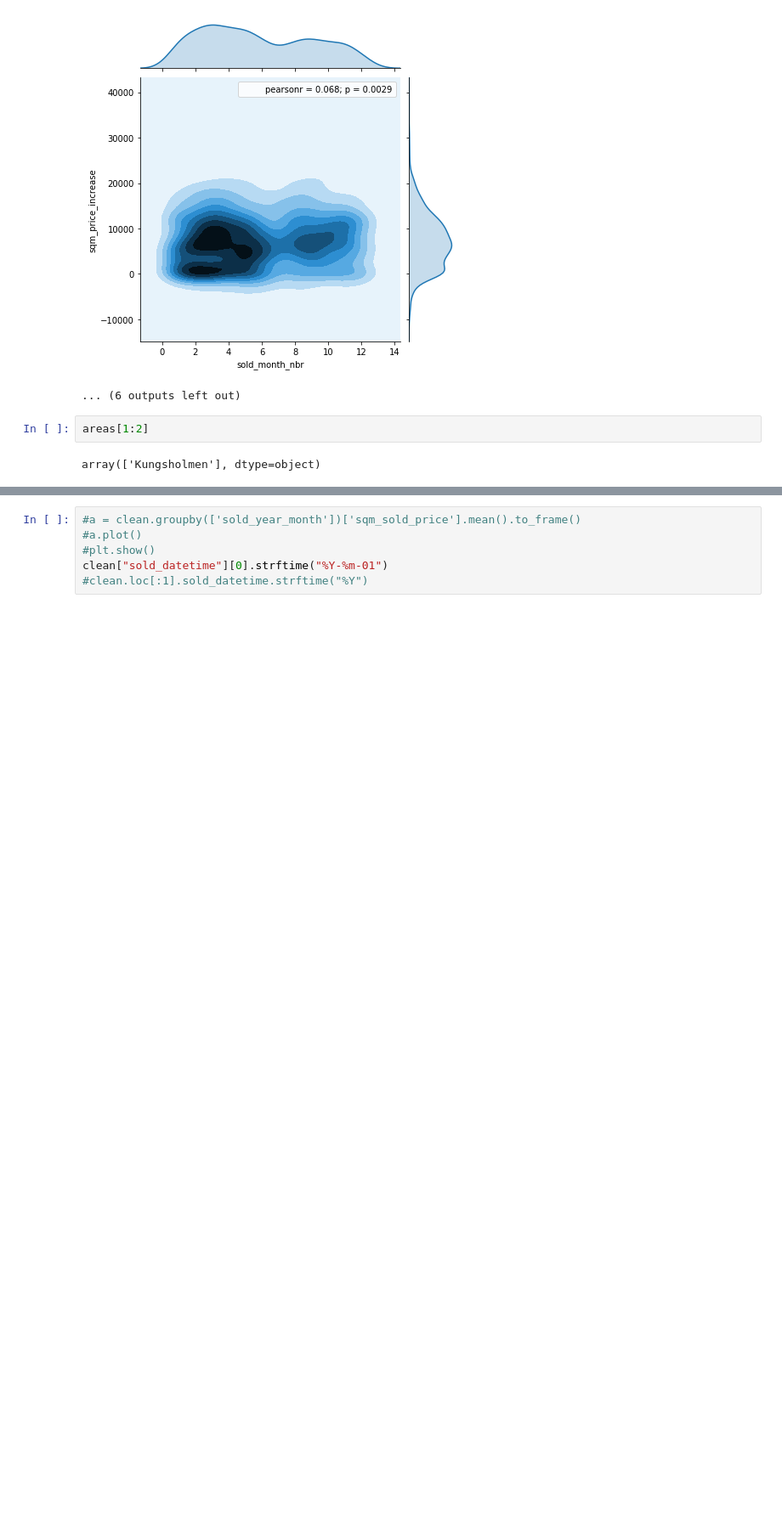
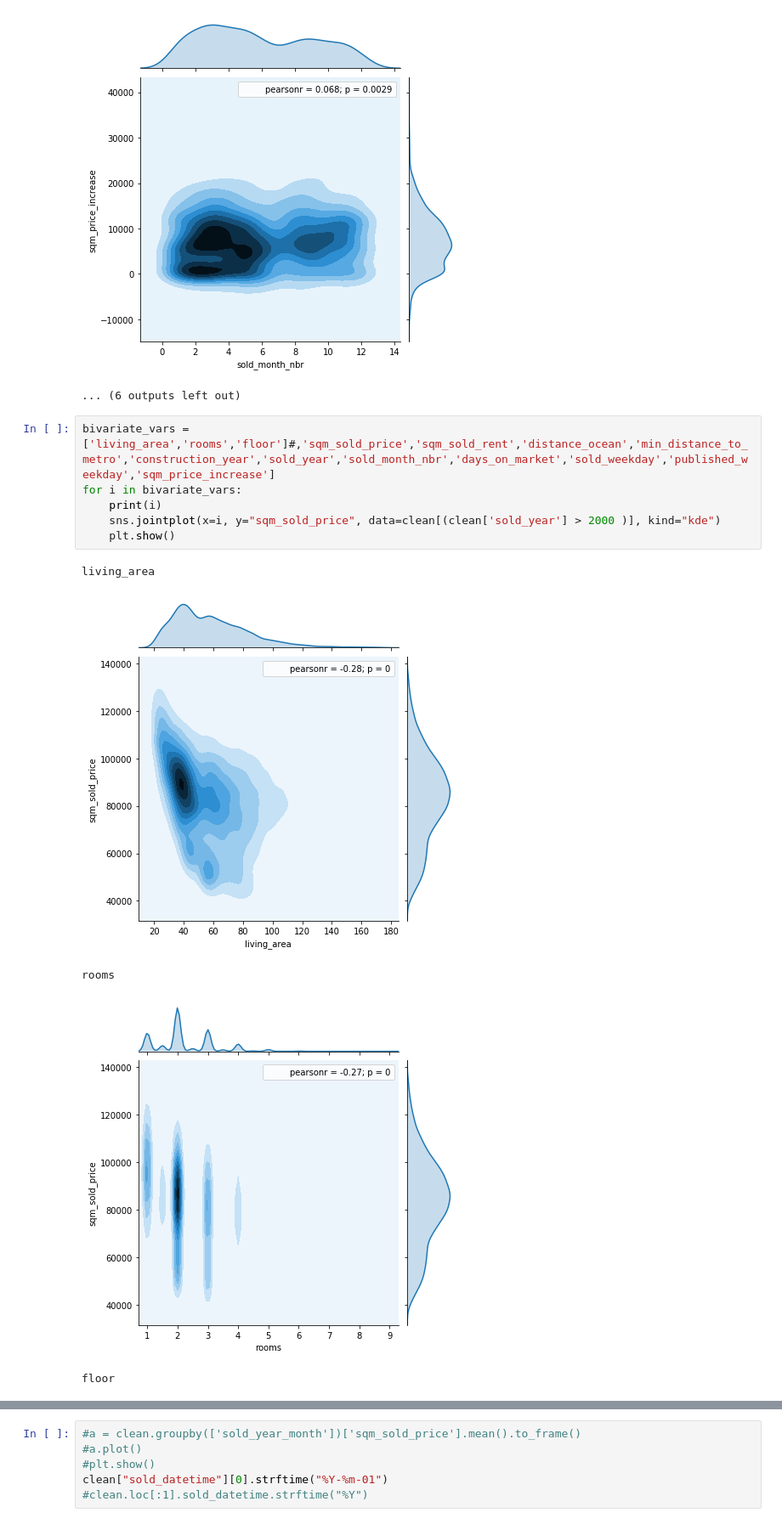
Before and after one commit to filipclaesson/jupyter_apt_analysis, a Jupyter notebook: apt_analysis.ipynb, the cells around one changed output, grey strips where cells are left out. Shown at 85% size. Cells and saved outputs as stored; diff of their text form; blank space fills up the shorter version.

```diff
--- a/apt_analysis.ipynb
+++ b/apt_analysis.ipynb
@@ -233,7 +233,15 @@ Råsunda
 Sundbyberg
 [figure]
 ... (6 outputs left out)
-# %%
-areas[1:2]
-# %% [output]
-array(['Kungsholmen'], dtype=object)
+# %%
+bivariate_vars = ['living_area','rooms','floor']#,'sqm_sold_price','sqm_sold_rent','distance_ocean','min_distance_to_metro','construction_year','sold_year','sold_month_nbr','days_on_market','sold_weekday','published_weekday','sqm_price_increase']
+for i in bivariate_vars:
+    print(i)
+    sns.jointplot(x=i, y="sqm_sold_price", data=clean[(clean['sold_year'] > 2000 )], kind="kde")
+    plt.show()
+# %% [output]
+living_area
+[figure, added]
+rooms
+[figure, added]
+floor
```
Also changed, not shown: parts of 3 cells of this notebook, 8 other files.
